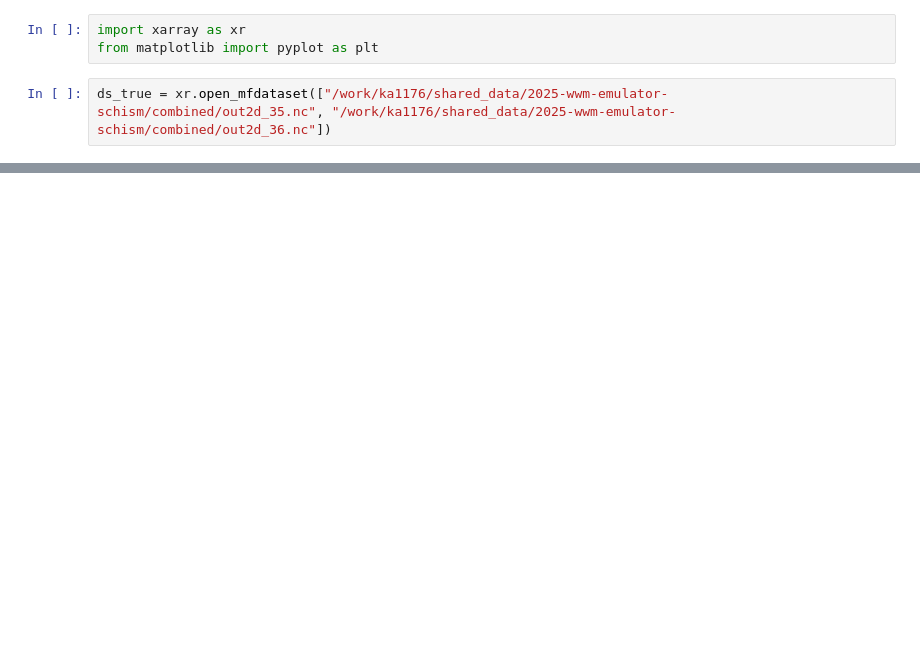
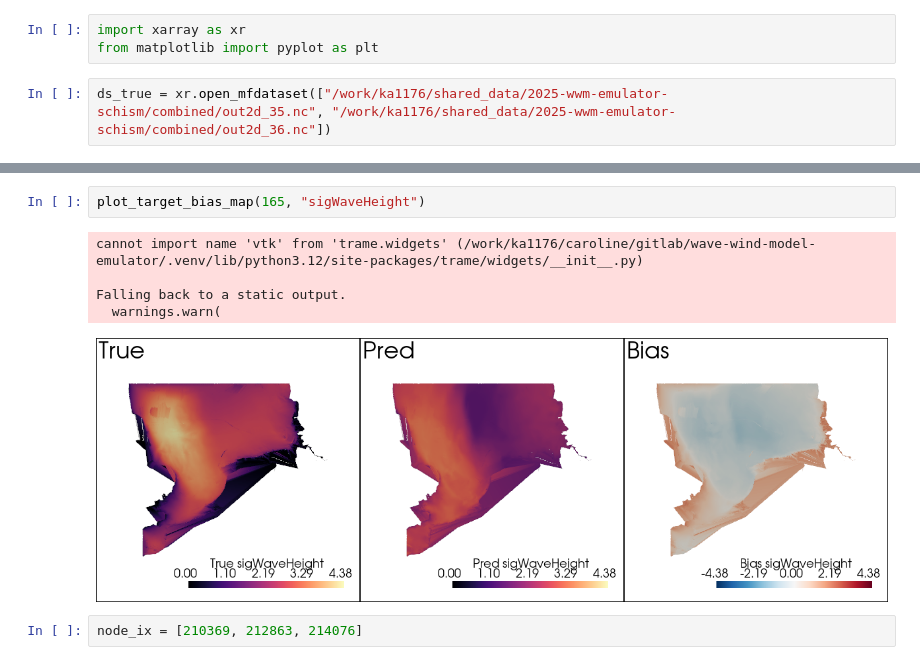
Before and after one commit to crlna16/windwavenet, a Jupyter notebook: notebooks/Evaluation.ipynb, the cells around one changed output, grey strips where cells are left out. Drawn from its saved outputs; the diff is of its cells as text; blank space fills up the shorter version.

```diff
--- a/notebooks/Evaluation.ipynb
+++ b/notebooks/Evaluation.ipynb
@@ -72,0 +160,10 @@ fig.tight_layout()
+# %%
+plot_target_bias_map(165, "sigWaveHeight")
+# %% [output]
+cannot import name 'vtk' from 'trame.widgets' (/work/ka1176/caroline/gitlab/wave-wind-model-emulator/.venv/lib/python3.12/site-packages/trame/widgets/__init__.py)
+
+Falling back to a static output.
+  warnings.warn(
+[figure, added]
+# %%
+node_ix = [210369, 212863, 214076]
```
Also changed, not shown: parts of 9 cells of this notebook, 3 other files.
